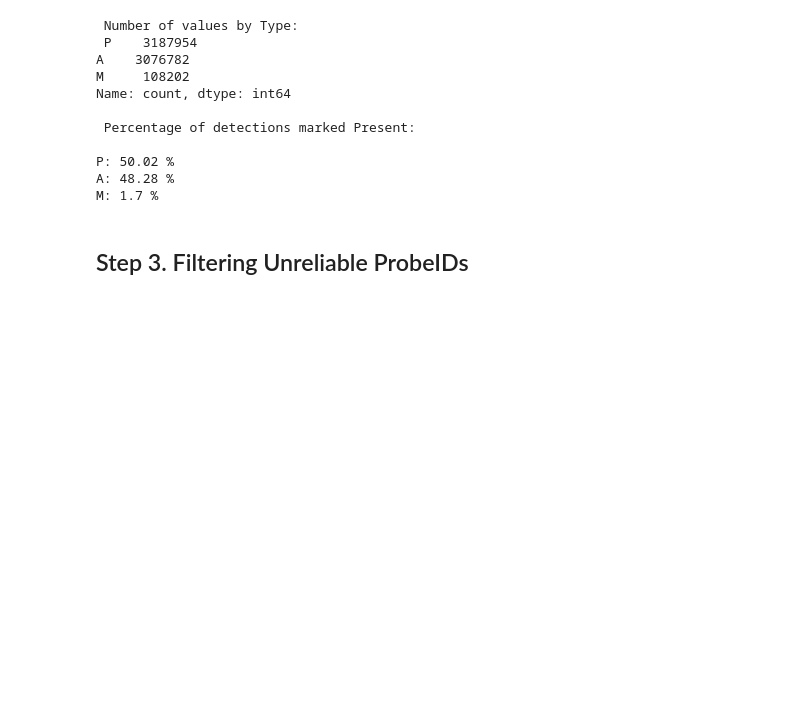
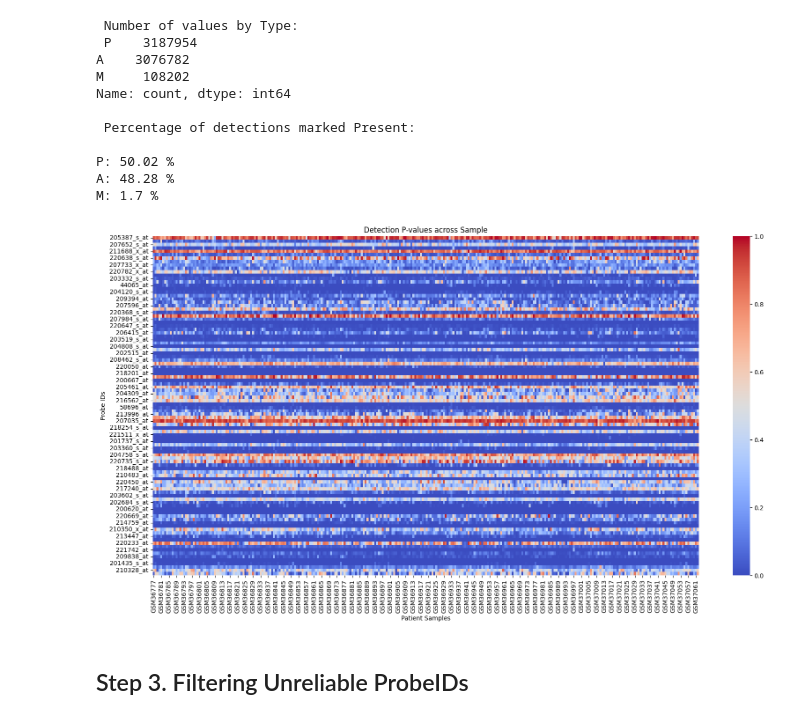
Before and after one commit to saranenada-cell/GeneExpressionBreastCancerRelapse, a Jupyter notebook: EDA_Report.ipynb, the cells around one changed output. Cells and saved outputs as stored; diff of their text form; code cells hidden in the pictures; blank space fills up the shorter version.

```diff
--- a/EDA_Report.ipynb
+++ b/EDA_Report.ipynb
@@ -262,2 +261,29 @@ M: 1.7 %
+# %%
+'''P-value Distribution'''
+#Using a heat map will allow for easy spotting of probe IDs that are
+#reliably meeting the p-value threshold, and ones that are not meeting
+#the p-value threshold.
+
+import seaborn as sns
+
+P_values = P_data_df.set_index('ID_REF')
+
+#sample_probes = P_values.sample(n=100, random_state=42)
+plt.figure(figsize=(20,10))
+
+sns.heatmap(
+    sample_probes,
+    cmap='coolwarm',
+    vmin=0,
+    vmax=1
+)
+
+plt.ylabel("Probe IDs")
+plt.xlabel("Patient Samples")
+plt.title("Detection P-values across Sample")
+
+plt.show()
+# %% [output]
+[figure, added]
 # %% [markdown]
 ## Step 3. Filtering Unreliable ProbeIDs
```
Also changed, not shown: parts of 2 cells of this notebook.
